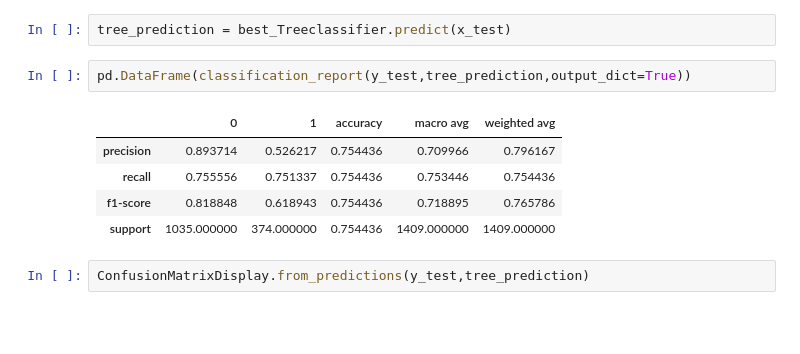
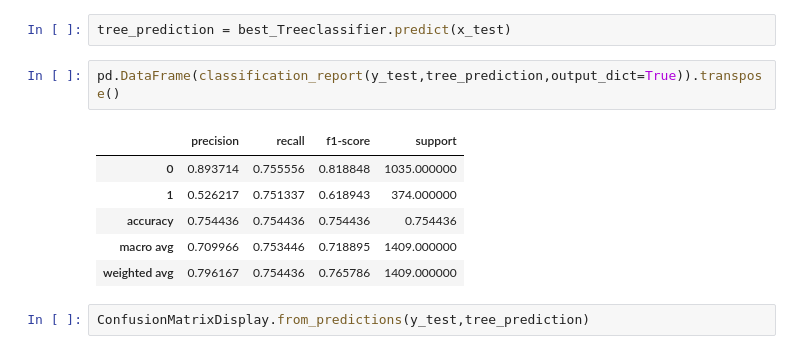
Before and after one commit to savi664/MachineLearningProject, a Jupyter notebook: 2425575.ipynb, the cells around one changed output. Drawn from its saved outputs; the diff is of its cells as text; blank space fills up the shorter version.

```diff
--- a/2425575.ipynb
+++ b/2425575.ipynb
@@ -529,13 +540,14 @@ best_nn_model.evaluate(x_test,y_test)
 # %%
 tree_prediction = best_Treeclassifier.predict(x_test)
 # %%
-pd.DataFrame(classification_report(y_test,tree_prediction,output_dict=True))
+pd.DataFrame(classification_report(y_test,tree_prediction,output_dict=True)).transpose()
 # %% [output]
-|  | 0 | 1 | accuracy | macro avg | weighted avg |
-| precision | 0.893714 | 0.526217 | 0.754436 | 0.709966 | 0.796167 |
-| recall | 0.755556 | 0.751337 | 0.754436 | 0.753446 | 0.754436 |
-| f1-score | 0.818848 | 0.618943 | 0.754436 | 0.718895 | 0.765786 |
-| support | 1035.000000 | 374.000000 | 0.754436 | 1409.000000 | 1409.000000 |
+|  | precision | recall | f1-score | support |
+| 0 | 0.893714 | 0.755556 | 0.818848 | 1035.000000 |
+| 1 | 0.526217 | 0.751337 | 0.618943 | 374.000000 |
+| accuracy | 0.754436 | 0.754436 | 0.754436 | 0.754436 |
+| macro avg | 0.709966 | 0.753446 | 0.718895 | 1409.000000 |
+| weighted avg | 0.796167 | 0.754436 | 0.765786 | 1409.000000 |
 # %%
 ConfusionMatrixDisplay.from_predictions(y_test,tree_prediction)
 # %% [output]
```
Also changed, not shown: parts of 24 cells of this notebook.
